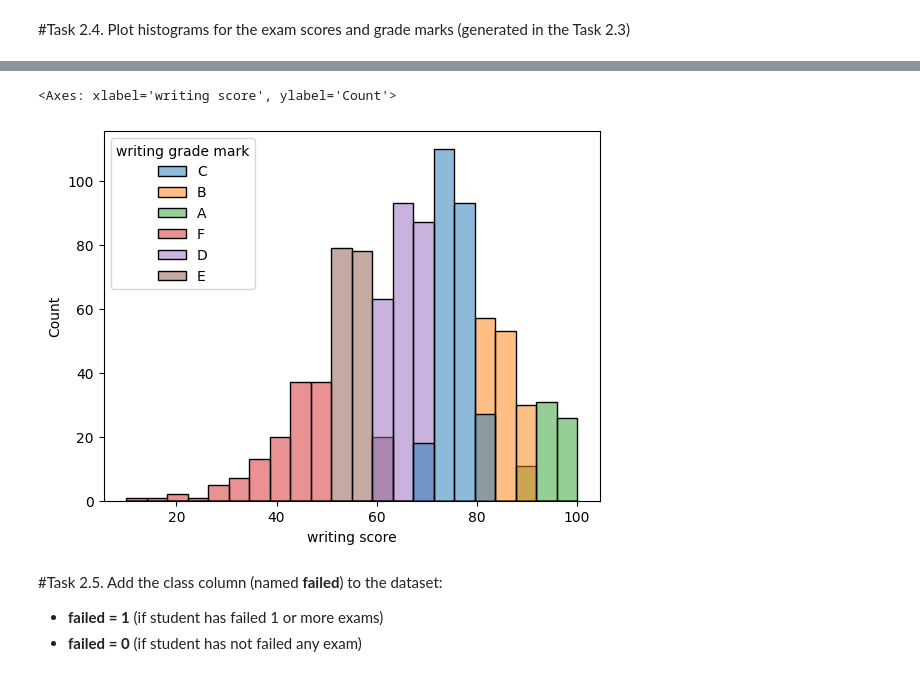
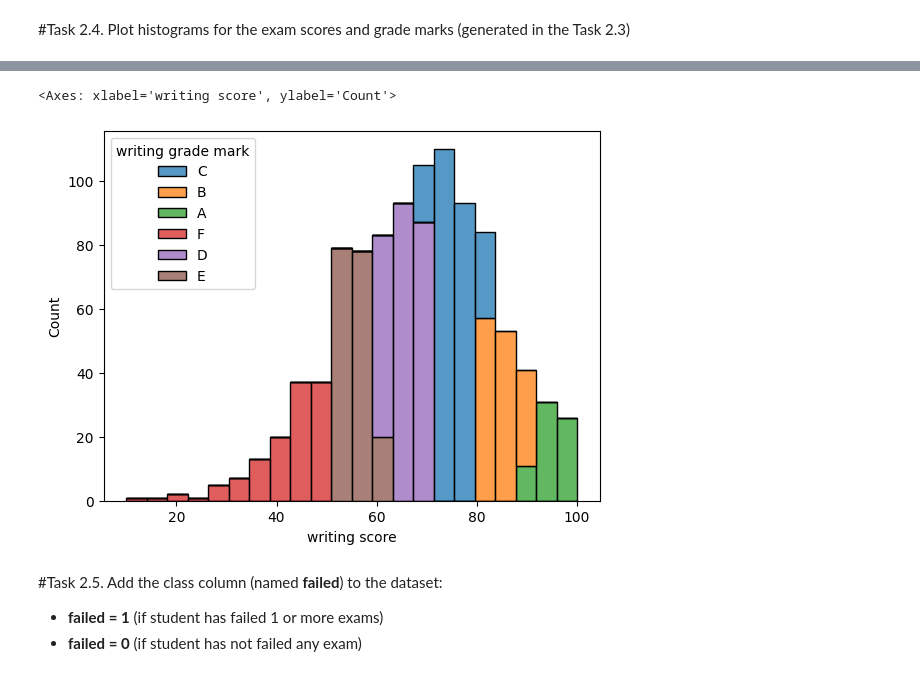
Before and after one commit to PhamTienLoc/Lab_DM, a Jupyter notebook: Lab_9_ClusteringAnalysis_21130429_PhamTienLoc.ipynb, the cells around one changed output, grey strips where cells are left out. Drawn from its saved outputs; the diff is of its cells as text; code cells hidden in the pictures.

```diff
--- a/Lab_9_ClusteringAnalysis_21130429_PhamTienLoc.ipynb
+++ b/Lab_9_ClusteringAnalysis_21130429_PhamTienLoc.ipynb
@@ -177,8 +173,8 @@ sns.histplot(data=ds2, x="reading score", hue="reading grade mark")
 # %%
-sns.histplot(data=ds2, x="writing score", hue="writing grade mark")
+sns.histplot(data=ds2, x="writing score", hue="writing grade mark", multiple='stack')
 # %% [output]
 <Axes: xlabel='writing score', ylabel='Count'>
-[figure, old version]
+[figure, new version]
 # %% [markdown]
 #Task 2.5. Add the class column (named **failed**) to the dataset:
 
```
Also changed, not shown: parts of 11 cells of this notebook.
